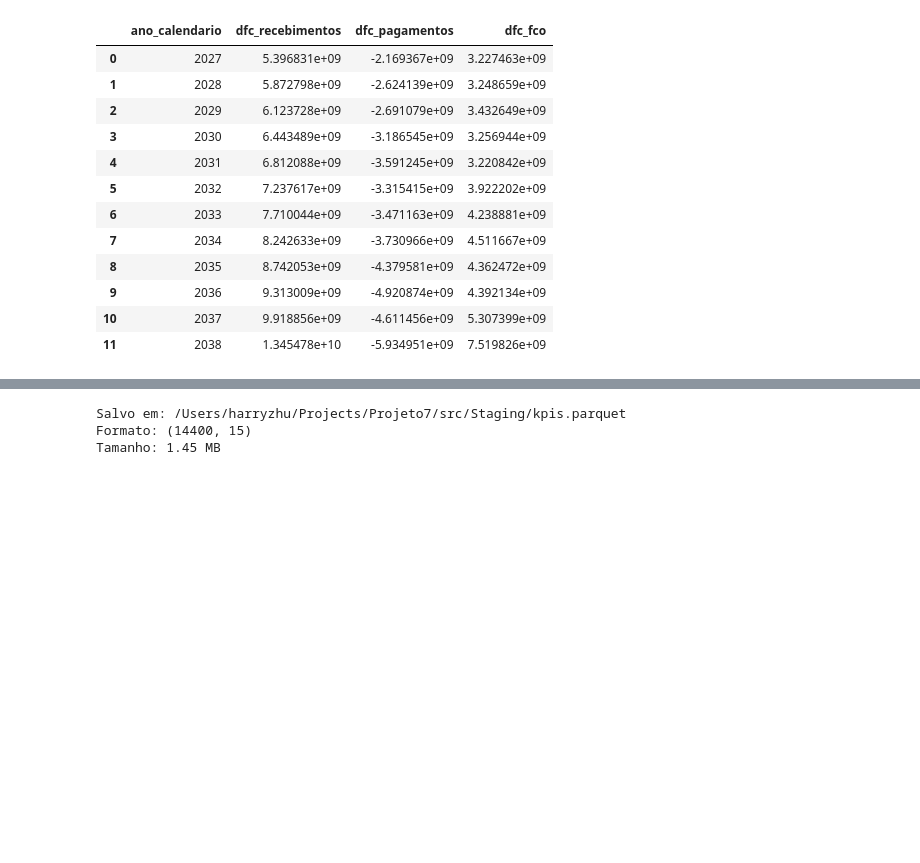
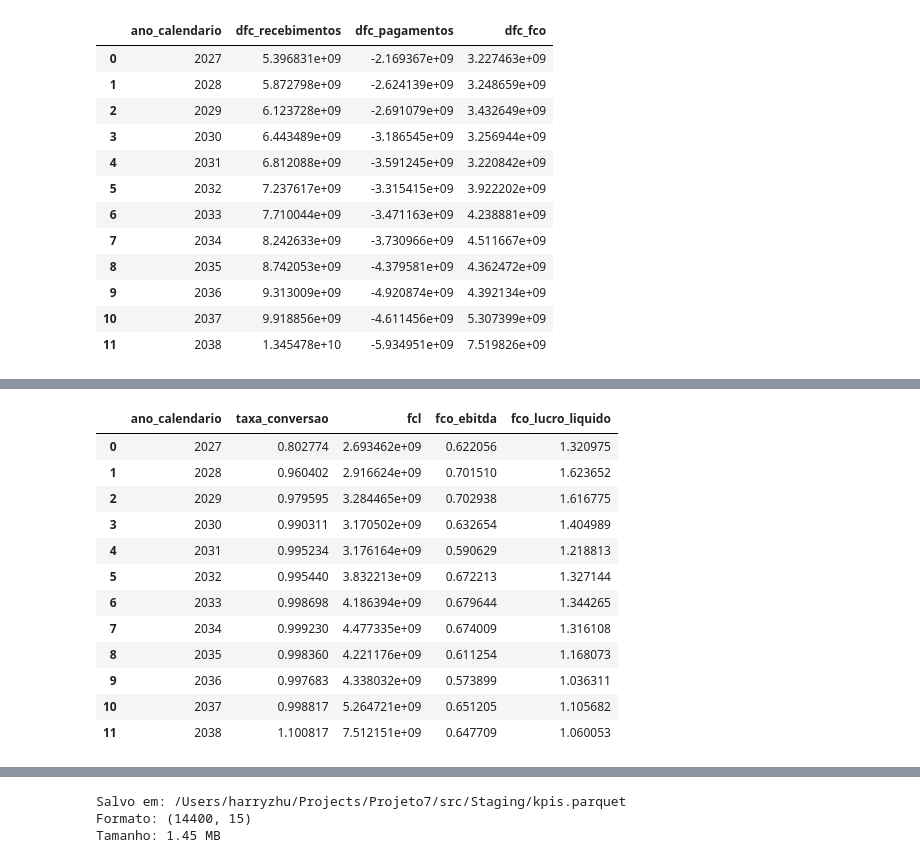
Before and after one commit to 2026-2-NCC4/Projeto7, a Jupyter notebook: src/Notebooks/kpis.ipynb, the cells around one changed output, grey strips where cells are left out. Saved outputs shown, nothing was run; the diff lists cells and outputs as text; code cells hidden in the pictures; blank space fills up the shorter version.

```diff
--- a/src/Notebooks/kpis.ipynb
+++ b/src/Notebooks/kpis.ipynb
@@ -156,0 +201,22 @@ Esta célula fica sempre por último e regrava `kpis.parquet` com todas as colun
+# %%
+kpis["taxa_conversao"] = kpis["dfc_recebimentos"] / base["dre_receita"]
+kpis["fcl"] = kpis["dfc_fco"] + kpis["dfc_investimentos"]
+kpis["fco_ebitda"] = kpis["dfc_fco"] / kpis["ebitda"]
+kpis["fco_lucro_liquido"] = kpis["dfc_fco"] / kpis["lucro_liquido"]
+
+colunas_bloco = ["ano_calendario", "taxa_conversao", "fcl", "fco_ebitda", "fco_lucro_liquido"]
+kpis[kpis["cenario"] == "Cen_00001"][colunas_bloco]
+# %% [output]
+|  | ano_calendario | taxa_conversao | fcl | fco_ebitda | fco_lucro_liquido |
+| 0 | 2027 | 0.802774 | 2.693462e+09 | 0.622056 | 1.320975 |
+| 1 | 2028 | 0.960402 | 2.916624e+09 | 0.701510 | 1.623652 |
+| 2 | 2029 | 0.979595 | 3.284465e+09 | 0.702938 | 1.616775 |
+| 3 | 2030 | 0.990311 | 3.170502e+09 | 0.632654 | 1.404989 |
+| 4 | 2031 | 0.995234 | 3.176164e+09 | 0.590629 | 1.218813 |
+| 5 | 2032 | 0.995440 | 3.832213e+09 | 0.672213 | 1.327144 |
+| 6 | 2033 | 0.998698 | 4.186394e+09 | 0.679644 | 1.344265 |
+| 7 | 2034 | 0.999230 | 4.477335e+09 | 0.674009 | 1.316108 |
+| 8 | 2035 | 0.998360 | 4.221176e+09 | 0.611254 | 1.168073 |
+| 9 | 2036 | 0.997683 | 4.338032e+09 | 0.573899 | 1.036311 |
+| 10 | 2037 | 0.998817 | 5.264721e+09 | 0.651205 | 1.105682 |
+| 11 | 2038 | 1.100817 | 7.512151e+09 | 0.647709 | 1.060053 |
```
Also changed, not shown: parts of 12 cells of this notebook, 1 other file.
